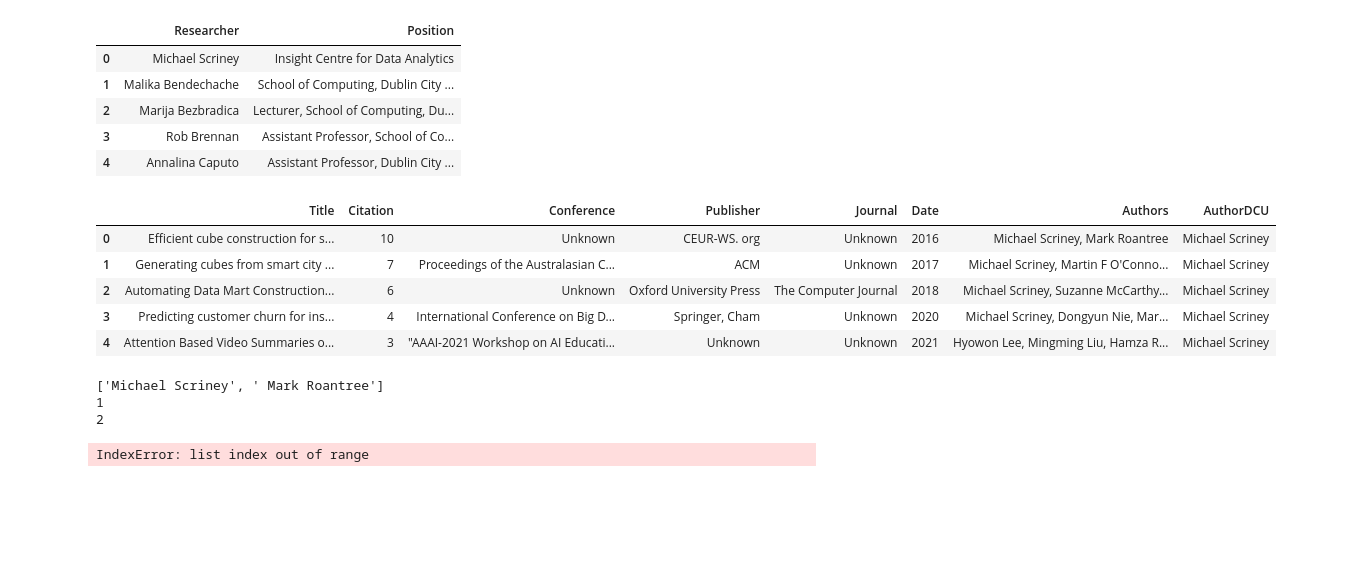
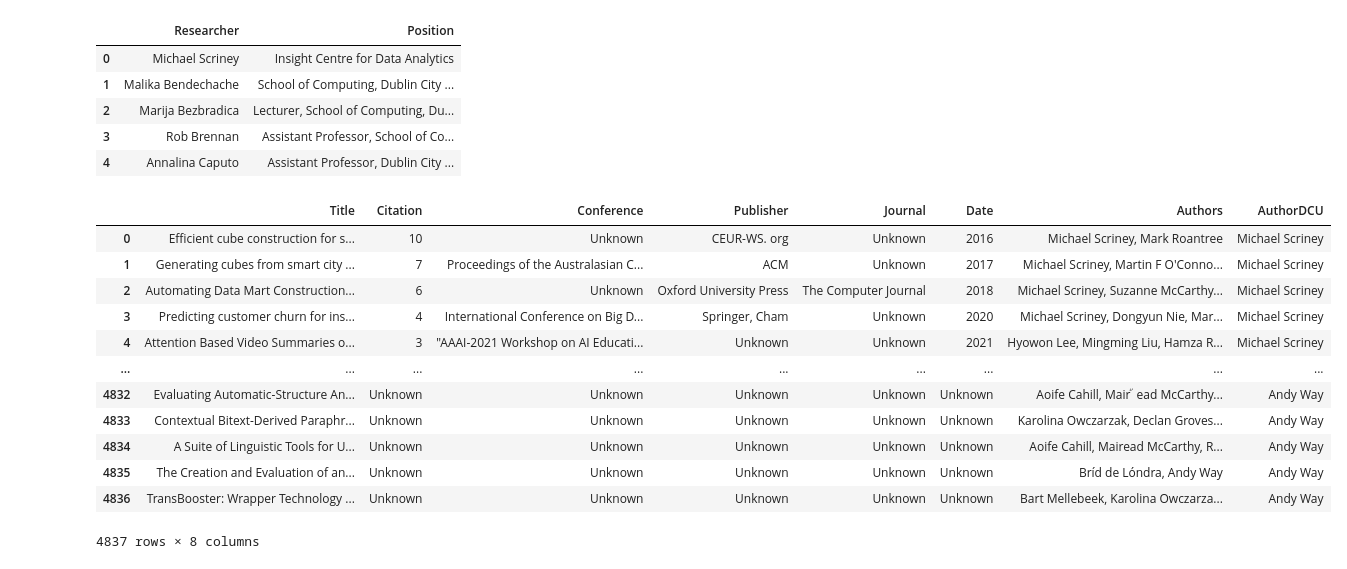
Before and after one commit to reidya3/CitationGraphAnalysis, a Jupyter notebook: scrape-processing-cleaning.ipynb, the cells around one changed output. Drawn from its saved outputs; the diff is of its cells as text; code cells hidden in the pictures; blank space fills up the shorter version.

```diff
--- a/scrape-processing-cleaning.ipynb
+++ b/scrape-processing-cleaning.ipynb
@@ -426,32 +426,18 @@ df_dcu_pandas.head()
 # %%
 df_art_pandas = df_art.toPandas()
 # %%
-df_art_pandas.head()
+df_art_pandas
 # %% [output]
 |  | Title | Citation | Conference | Publisher | Journal | Date | Authors | AuthorDCU |
 | 0 | Efficient cube construction for s... | 10 | Unknown | CEUR-WS. org | Unknown | 2016 | Michael Scriney, Mark Roantree | Michael Scriney |
 | 1 | Generating cubes from smart city ... | 7 | Proceedings of the Australasian C... | ACM | Unknown | 2017 | Michael Scriney, Martin F O'Conno... | Michael Scriney |
 | 2 | Automating Data Mart Construction... | 6 | Unknown | Oxford University Press | The Computer Journal | 2018 | Michael Scriney, Suzanne McCarthy... | Michael Scriney |
 | 3 | Predicting customer churn for ins... | 4 | International Conference on Big D... | Springer, Cham | Unknown | 2020 | Michael Scriney, Dongyun Nie, Mar... | Michael Scriney |
 | 4 | Attention Based Video Summaries o... | 3 | "AAAI-2021 Workshop on AI Educati... | Unknown | Unknown | 2021 | Hyowon Lee, Mingming Liu, Hamza R... | Michael Scriney |
+| ... | ... | ... | ... | ... | ... | ... | ... | ... |
+| 4832 | Evaluating Automatic-Structure An... | Unknown | Unknown | Unknown | Unknown | Unknown | Aoife Cahill, Mair ้ ead McCarthy... | Andy Way |
+| 4833 | Contextual Bitext-Derived Paraphr... | Unknown | Unknown | Unknown | Unknown | Unknown | Karolina Owczarzak, Declan Groves... | Andy Way |
+| 4834 | A Suite of Linguistic Tools for U... | Unknown | Unknown | Unknown | Unknown | Unknown | Aoife Cahill, Mairead McCarthy, R... | Andy Way |
+| 4835 | The Creation and Evaluation of an... | Unknown | Unknown | Unknown | Unknown | Unknown | Bríd de Lóndra, Andy Way | Andy Way |
+| 4836 | TransBooster: Wrapper Technology ... | Unknown | Unknown | Unknown | Unknown | Unknown | Bart Mellebeek, Karolina Owczarza... | Andy Way |
+4837 rows × 8 columns
-# %%
-import numpy as np
-d = {}
-ac = np.array(df_dcu_pandas['Researcher'])
-aut_x = np.array(df_art_pandas['Authors'])
-for i in range(len(aut_x)):
-    text = aut_x[i]
-    test = text.split(",")
-    print(test)
-    j = 0
-    while j <= len(test):
-        if test[j] and test[j + 1] in ac:
-            d[test[j]] = test[j + 1]
-            j += 1
-        else:
-            j += 1
-# %% [output]
-['Michael Scriney', ' Mark Roantree']
-1
-2
-IndexError: list index out of range
```
Also changed, not shown: parts of 8 cells of this notebook.
